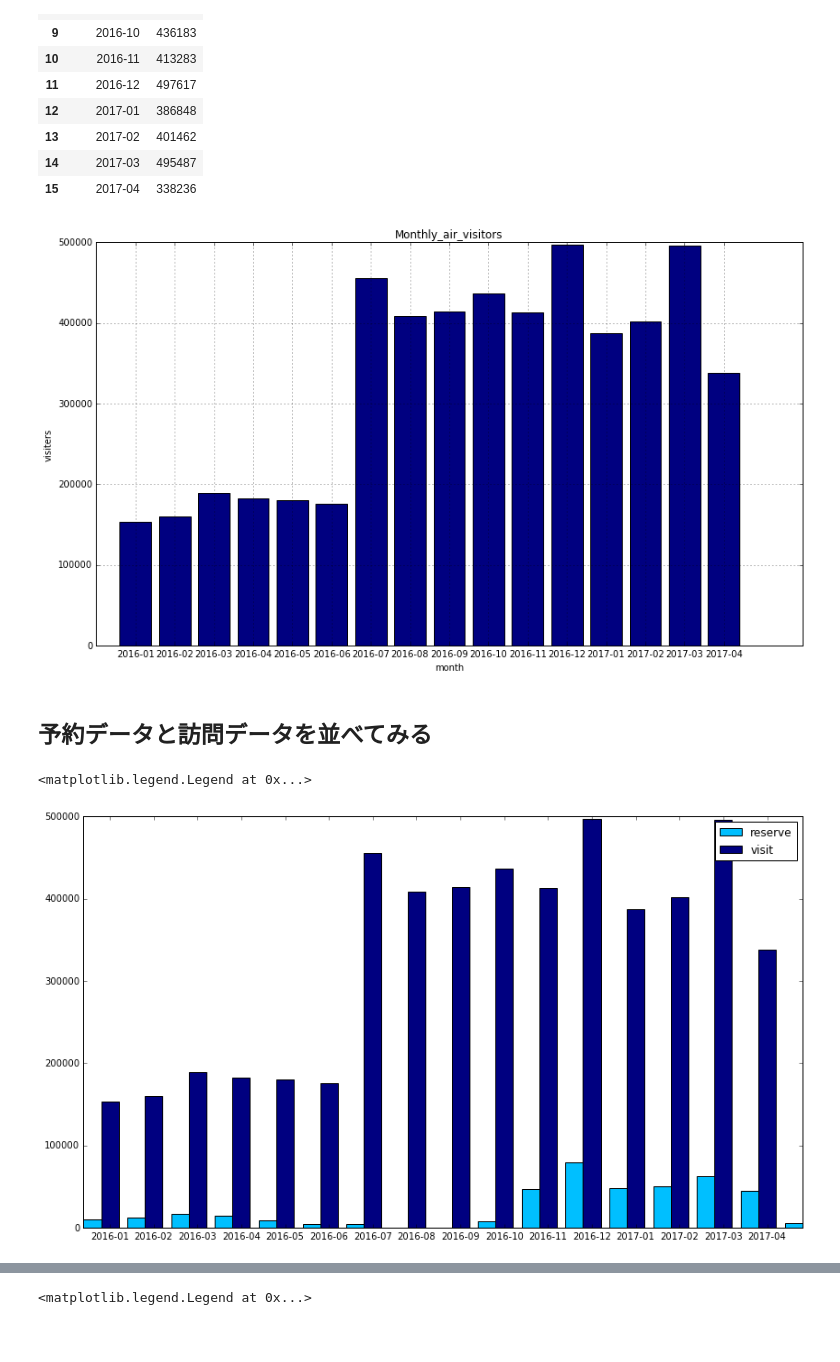
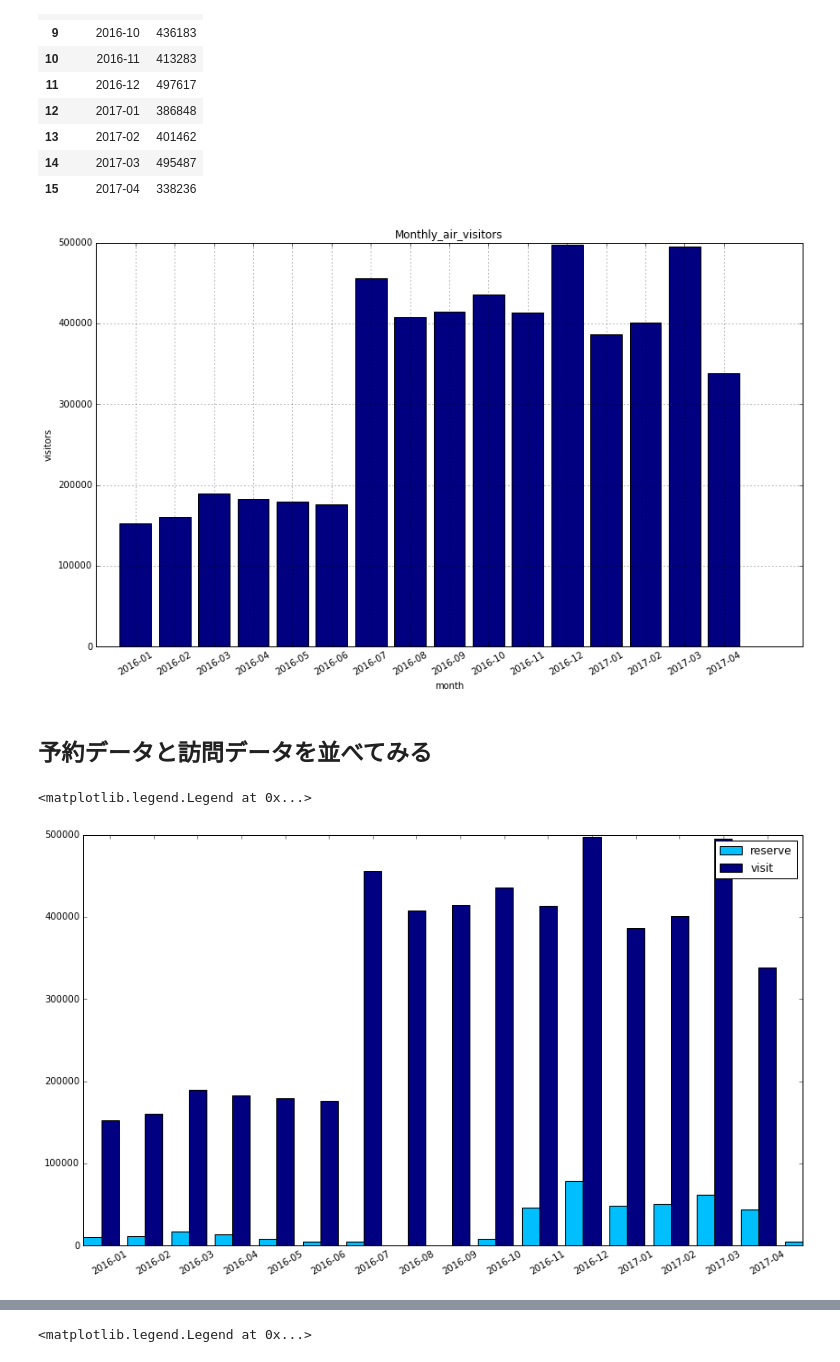
Before and after one commit to selectfromwhere/Restaurant_Visitor_Forecasting, a Jupyter notebook: check_data.ipynb, the cells around one changed output, grey strips where cells are left out. Drawn from its saved outputs; the diff is of its cells as text; code cells hidden in the pictures; blank space fills up the shorter version.

```diff
--- a/check_data.ipynb
+++ b/check_data.ipynb
@@ -344,24 +344,26 @@ df3_monthly
 plt.figure(figsize=(14, 8))
 plt.bar(np.arange(1,17), df3_monthly.visitors.as_matrix(), tick_label=df3_monthly.visit_month, align="center", color='navy')
 plt.title("Monthly_air_visitors")
+plt.xticks(rotation = 30)
 plt.xlabel("month")
 plt.ylabel("visitors")
 plt.grid(True)
 # %% [output]
-[figure, old version]
+[figure, new version]
 # %% [markdown]
 ## 予約データと訪問データを並べてみる
 # %%
 plt.figure(figsize=(14, 8))
 height1 = df1_monthly.reserve_visitors.as_matrix()
 height2 = df3_monthly.visitors.as_matrix()
 w = 0.4
 left1 = np.arange(len(height1))
 left2 = np.arange(len(height2))
 
 p1 = plt.bar(left1, height1, align='center', width=w, tick_label=df1_monthly.visit_month, color='deepskyblue')
 p2 = plt.bar(left2 + w, height2, align='center', width=w, tick_label=df3_monthly.visit_month, color='navy')
+plt.xticks(rotation = 30)
 plt.legend((p1[0], p2[0]), ("reserve", "visit"))
 # %% [output]
 <matplotlib.legend.Legend at 0x...>
-[figure, old version]
+[figure, new version]
```
Also changed, not shown: parts of 8 cells of this notebook.
